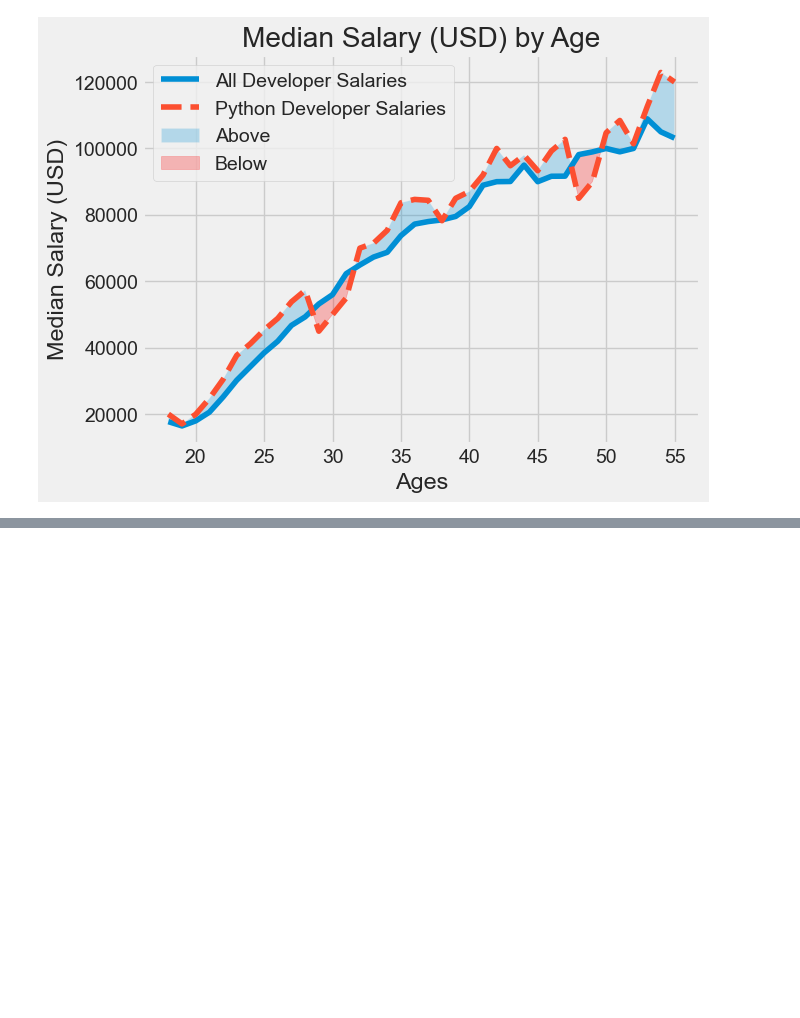
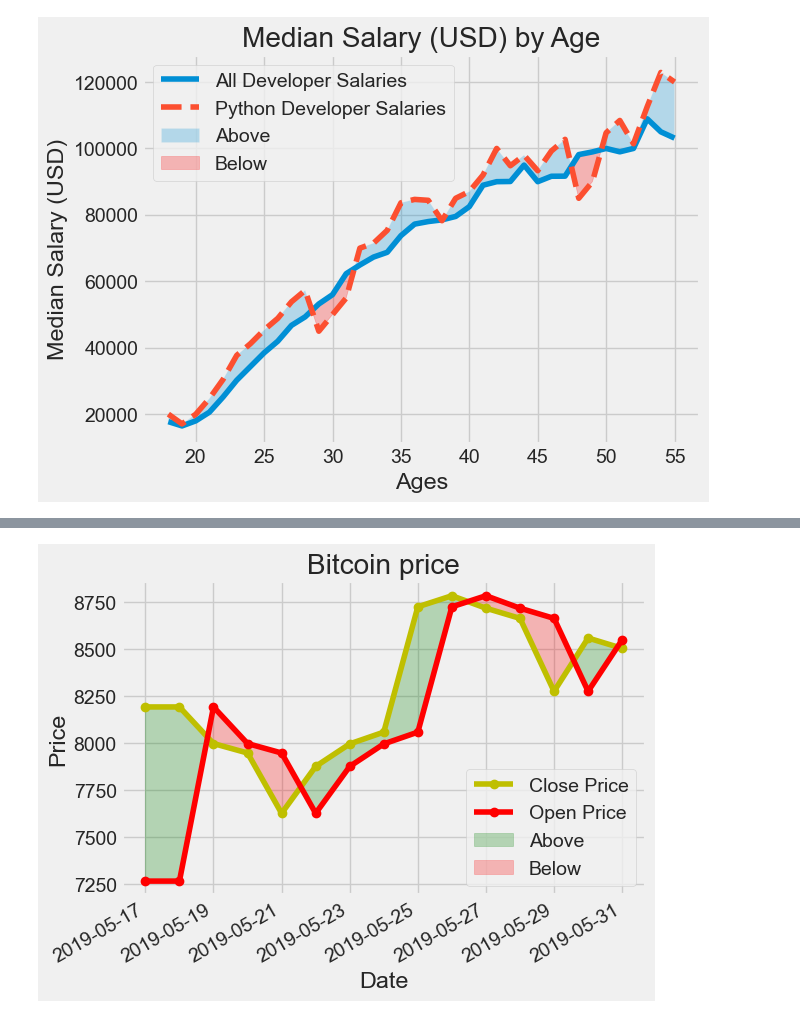
Before and after one commit to youngshayan/Machine-learning-and-AI, a Jupyter notebook: Course/Matplotlib-Learning-1.ipynb, the cells around one changed output, grey strips where cells are left out. Saved outputs shown, nothing was run; the diff lists cells and outputs as text; code cells hidden in the pictures; blank space fills up the shorter version.

```diff
--- a/Course/Matplotlib-Learning-1.ipynb
+++ b/Course/Matplotlib-Learning-1.ipynb
@@ -204,0 +256,35 @@ plt.show()
+# %%
+import matplotlib.pyplot as plt
+import pandas as pd
+
+plt.style.use('seaborn-v0_8-bright')
+
+data = pd.read_csv('data6.csv')
+
+data['Date'] = pd.to_datetime(data['Date'])
+data.sort_values('Date', inplace=True)
+
+date = data['Date']
+price_close = data['Close']
+price_open = data['Open']
+
+plt.plot(date, price_close,  label='Close Price', marker='o', linestyle='solid', color='y')
+plt.plot(date, price_open, label='Open Price', marker='o', linestyle='solid', color='red')
+plt.gcf().autofmt_xdate()
+
+
+plt.fill_between(date, price_open, price_close, where = (price_open < price_close), interpolate = True,
+                color = 'green', alpha = 0.25, label = 'Above')
+
+plt.fill_between(date , price_open, price_close, where = (price_open > price_close), interpolate = True
+                 , color = 'red', alpha = 0.25, label = 'Below')
+
+plt.legend()
+plt.xlabel('Date')
+plt.ylabel('Price')
+plt.title('Bitcoin price')
+plt.tight_layout()
+
+plt.show()
+# %% [output]
+[figure, added]
```
Also changed, not shown: parts of 7 cells of this notebook, 3 other files.
